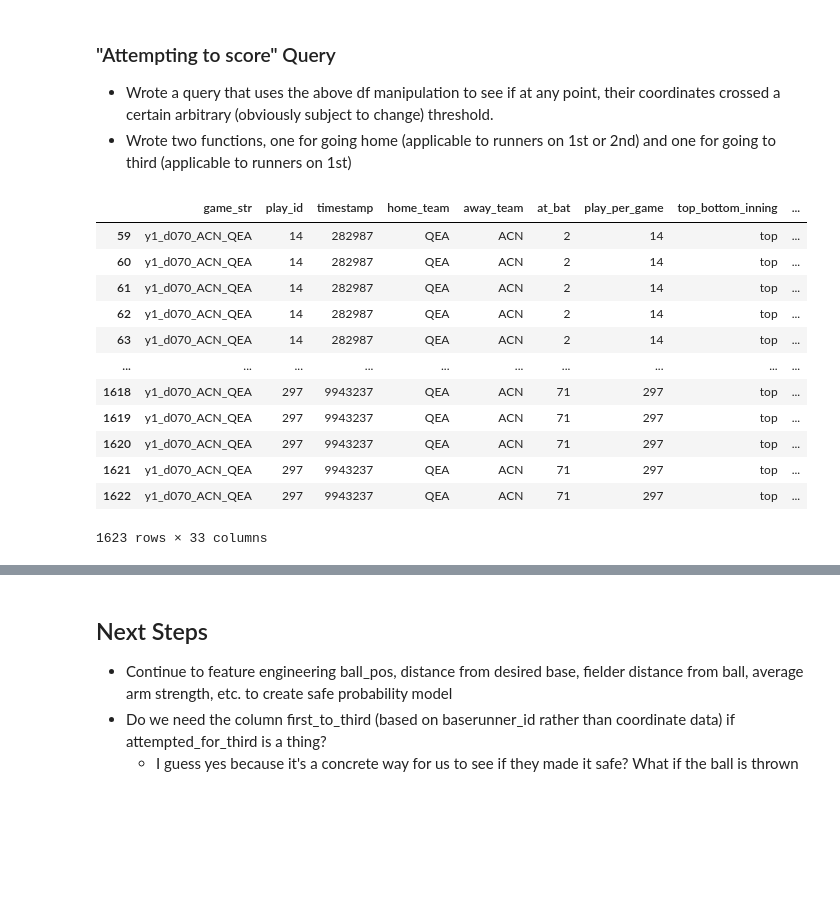
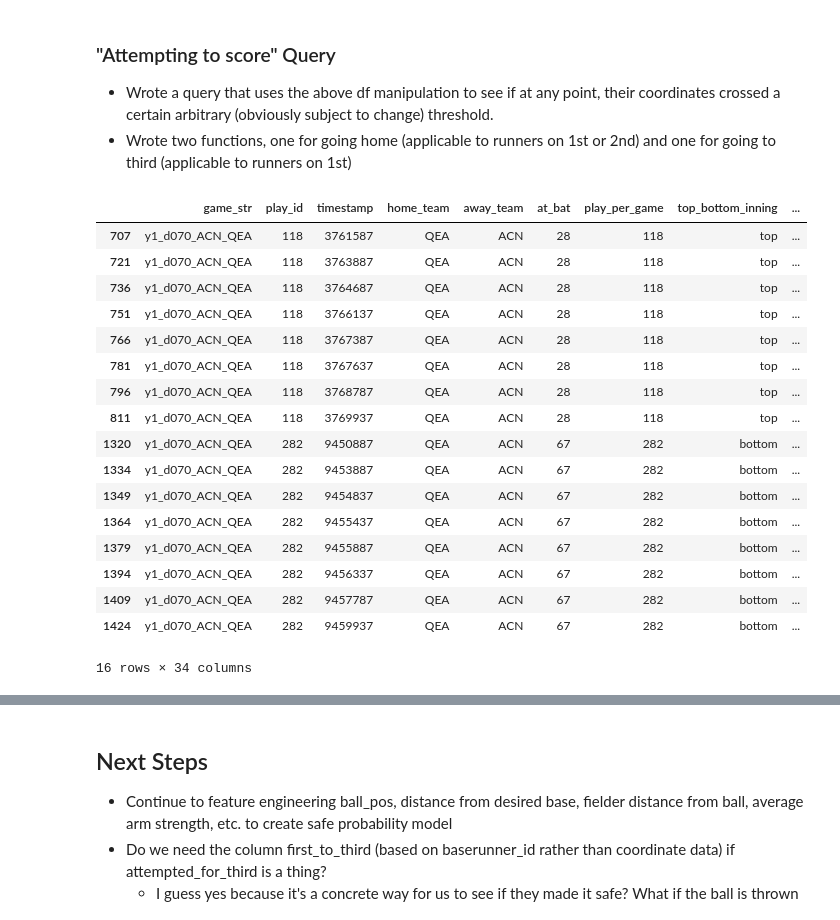
Before and after one commit to alexfrederick1/The-Man-in-the-Middle, a Jupyter notebook: extra_base.ipynb, the cells around one changed output, grey strips where cells are left out. Saved outputs shown, nothing was run; the diff lists cells and outputs as text; code cells hidden in the pictures; blank space fills up the shorter version.

Commit message:
added distance to extra base feature

```diff
--- a/extra_base.ipynb
+++ b/extra_base.ipynb
@@ -10,7 +10,9 @@ print(os.getcwd())
 # %%
 #Filtering game_info for plays that have a runner on base
 ## Assuming that we are only accounting for plays with a runner on base, looking to advance to third/home.
-runners_df = pd.read_csv('game_info/QEA/ACN/year_1/day_070/game_info.csv')
+runners_df_one = pd.read_csv('game_info/QEA/ACN/year_1/day_070/game_info.csv')
+runners_df_two = pd.read_csv('game_info/QEA/ACN/year_1/day_069/game_info.csv')
+runners_df = pd.concat([runners_df_one, runners_df_two])
 runners_df['runner_on'] = (runners_df['first_baserunner'].notnull()) | (runners_df['second_baserunner'].notnull()) | (runners_df['third_baserunner'].notnull())
 runners_df = runners_df[runners_df['runner_on'] == True]
 
@@ -333,6 +335,13 @@ going_home_limit_y = 35
 going_three_limit_x = -35
 going_three_limit_y = 98
 #Runners going to third will travel x < -35 and y < 98
+
+third_base_x = -61
+third_base_y = 61
+# Third base coordinates
+
+home_plate_x = 0
+home_plate_y = 0
 
 #helper function that will apply to the player_coordinate column, searching such that any tuple of coordinates surpasses a certain threshold
 def going_home(player_coordinates, x_threshold=going_home_limit_x, y_threshold=going_home_limit_y):
@@ -345,43 +354,63 @@ to_explode = first_or_second_coordinates[(first_or_second_coordinates['player_po
 rest = first_or_second_coordinates[~first_or_second_coordinates['player_position'].isin([11, 12])].copy()
 
 #idrk what this does but chat told me to
 to_explode = to_explode.explode('attempted_to_score')
 rest['attempted_to_score'] = None
 
 #merging and reformatting dataset
 going_home = pd.concat([to_explode, rest], ignore_index=True)
 going_home = going_home.sort_values(by=['timestamp', 'player_position'])
 
 ########
 ## Same format but for going to third (only applicable to runners on first)
 ########
 
 def going_three(player_coordinates, x_threshold=going_three_limit_x, y_threshold=going_three_limit_y):
     return any(x < x_threshold and y < y_threshold for x, y in player_coordinates)
 
 going_home['attempted_for_third'] = going_home['player_coordinates'].apply(going_three)
 
 to_explode = going_home[(going_home['player_position'] == 11)].copy()
 rest = going_home[(going_home['player_position'] != 11)].copy()
 
 to_explode = to_explode.explode('attempted_for_third')
 rest['attempted_for_third'] = None
 
 extra_base_v2 = pd.concat([to_explode, rest], ignore_index=True)
 extra_base_v2 = extra_base_v2.sort_values(by=['timestamp', 'player_position'])
 
-extra_base_v2
+### Calculating the distance to the attempted base (home or third) for each runner
+def distance_to_attempted(row):
+
+    if row['attempted_to_score']:
+        return np.sqrt((row['field_x'] - home_plate_x) ** 2 + (row['field_y'] - home_plate_y) ** 2)
+    elif row['attempted_for_third']:
+        return np.sqrt((row['field_x'] - third_base_x) ** 2 + (row['field_y'] - third_base_y) ** 2)
+    else:
+        return np.nan
+
+extra_base_v2['distance_to_attempted'] = extra_base_v2.apply(distance_to_attempted, axis=1)
+
+#Copied df for runners who are trying to take either third or score
+attempting = extra_base_v2[(extra_base_v2['attempted_for_third'] == True) | (extra_base_v2['attempted_to_score'] == True)]
+
+attempting
 # %% [output]
 |  | game_str | play_id | timestamp | home_team | away_team | at_bat | play_per_game | top_bottom_inning | ... |
-| 59 | y1_d070_ACN_QEA | 14 | 282987 | QEA | ACN | 2 | 14 | top | ... |
-| 60 | y1_d070_ACN_QEA | 14 | 282987 | QEA | ACN | 2 | 14 | top | ... |
-| 61 | y1_d070_ACN_QEA | 14 | 282987 | QEA | ACN | 2 | 14 | top | ... |
-| 62 | y1_d070_ACN_QEA | 14 | 282987 | QEA | ACN | 2 | 14 | top | ... |
-| 63 | y1_d070_ACN_QEA | 14 | 282987 | QEA | ACN | 2 | 14 | top | ... |
-| ... | ... | ... | ... | ... | ... | ... | ... | ... | ... |
-| 1618 | y1_d070_ACN_QEA | 297 | 9943237 | QEA | ACN | 71 | 297 | top | ... |
-| 1619 | y1_d070_ACN_QEA | 297 | 9943237 | QEA | ACN | 71 | 297 | top | ... |
-| 1620 | y1_d070_ACN_QEA | 297 | 9943237 | QEA | ACN | 71 | 297 | top | ... |
-| 1621 | y1_d070_ACN_QEA | 297 | 9943237 | QEA | ACN | 71 | 297 | top | ... |
-| 1622 | y1_d070_ACN_QEA | 297 | 9943237 | QEA | ACN | 71 | 297 | top | ... |
+| 707 | y1_d070_ACN_QEA | 118 | 3761587 | QEA | ACN | 28 | 118 | top | ... |
+| 721 | y1_d070_ACN_QEA | 118 | 3763887 | QEA | ACN | 28 | 118 | top | ... |
+| 736 | y1_d070_ACN_QEA | 118 | 3764687 | QEA | ACN | 28 | 118 | top | ... |
+| 751 | y1_d070_ACN_QEA | 118 | 3766137 | QEA | ACN | 28 | 118 | top | ... |
+| 766 | y1_d070_ACN_QEA | 118 | 3767387 | QEA | ACN | 28 | 118 | top | ... |
+| 781 | y1_d070_ACN_QEA | 118 | 3767637 | QEA | ACN | 28 | 118 | top | ... |
+| 796 | y1_d070_ACN_QEA | 118 | 3768787 | QEA | ACN | 28 | 118 | top | ... |
+| 811 | y1_d070_ACN_QEA | 118 | 3769937 | QEA | ACN | 28 | 118 | top | ... |
+| 1320 | y1_d070_ACN_QEA | 282 | 9450887 | QEA | ACN | 67 | 282 | bottom | ... |
+| 1334 | y1_d070_ACN_QEA | 282 | 9453887 | QEA | ACN | 67 | 282 | bottom | ... |
+| 1349 | y1_d070_ACN_QEA | 282 | 9454837 | QEA | ACN | 67 | 282 | bottom | ... |
+| 1364 | y1_d070_ACN_QEA | 282 | 9455437 | QEA | ACN | 67 | 282 | bottom | ... |
+| 1379 | y1_d070_ACN_QEA | 282 | 9455887 | QEA | ACN | 67 | 282 | bottom | ... |
+| 1394 | y1_d070_ACN_QEA | 282 | 9456337 | QEA | ACN | 67 | 282 | bottom | ... |
+| 1409 | y1_d070_ACN_QEA | 282 | 9457787 | QEA | ACN | 67 | 282 | bottom | ... |
+| 1424 | y1_d070_ACN_QEA | 282 | 9459937 | QEA | ACN | 67 | 282 | bottom | ... |
-1623 rows × 33 columns
+16 rows × 34 columns
```
Also changed, not shown: parts of 9 cells of this notebook.
